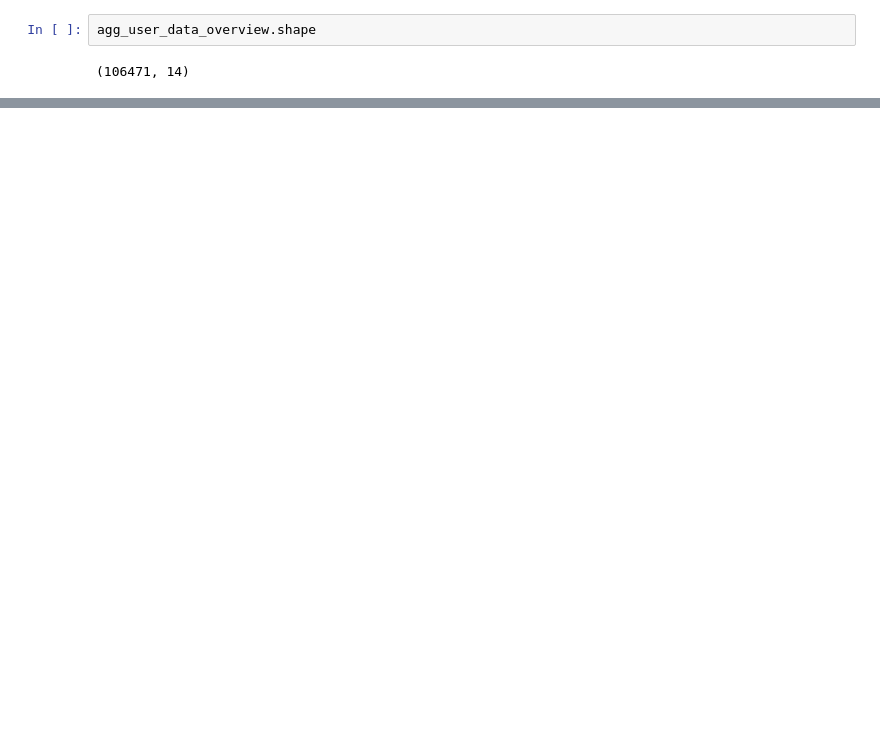
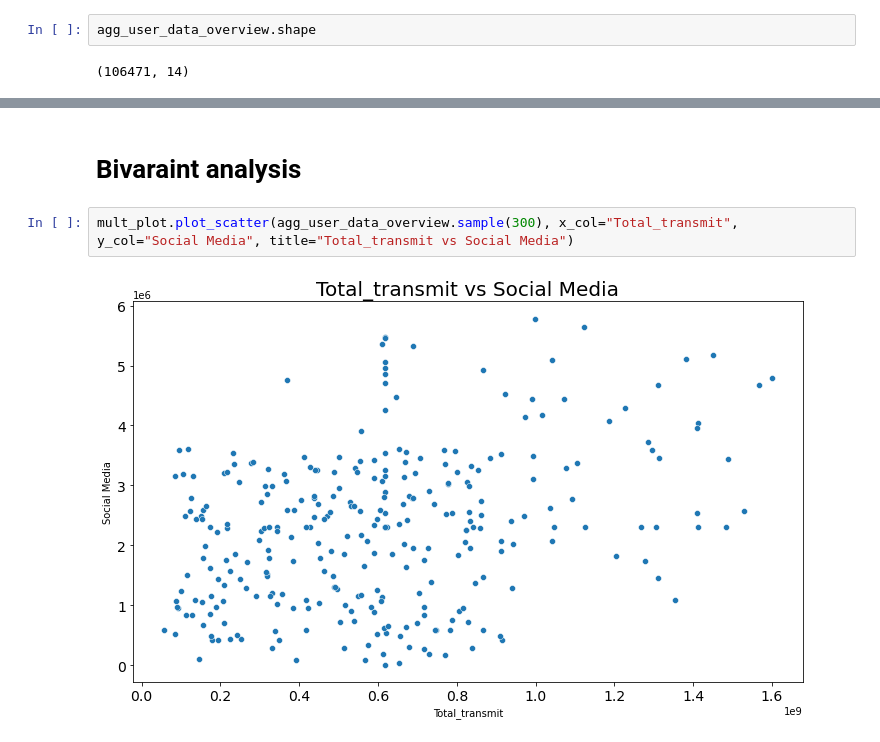
Before and after one commit to dawitasmeroatinafu/DA, a Jupyter notebook: notebooks/User_overview_analysis.ipynb, the cells around one changed output, grey strips where cells are left out. Drawn from its saved outputs; the diff is of its cells as text; blank space fills up the shorter version.

Commit message:
User overview analysis

```diff
--- a/notebooks/User_overview_analysis.ipynb
+++ b/notebooks/User_overview_analysis.ipynb
@@ -330,0 +339,6 @@ NameError: name 'plot' is not defined
+# %% [markdown]
+# Bivaraint analysis
+# %%
+mult_plot.plot_scatter(agg_user_data_overview.sample(300), x_col="Total_transmit", y_col="Social Media", title="Total_transmit vs Social Media")
+# %% [output]
+[figure, added]
```
Also changed, not shown: parts of 37 cells of this notebook.
